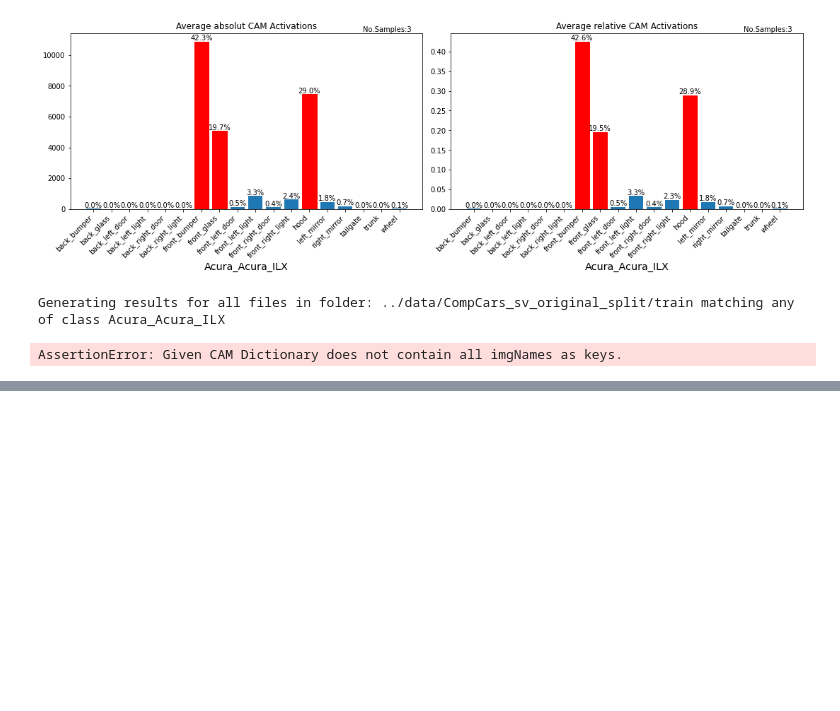
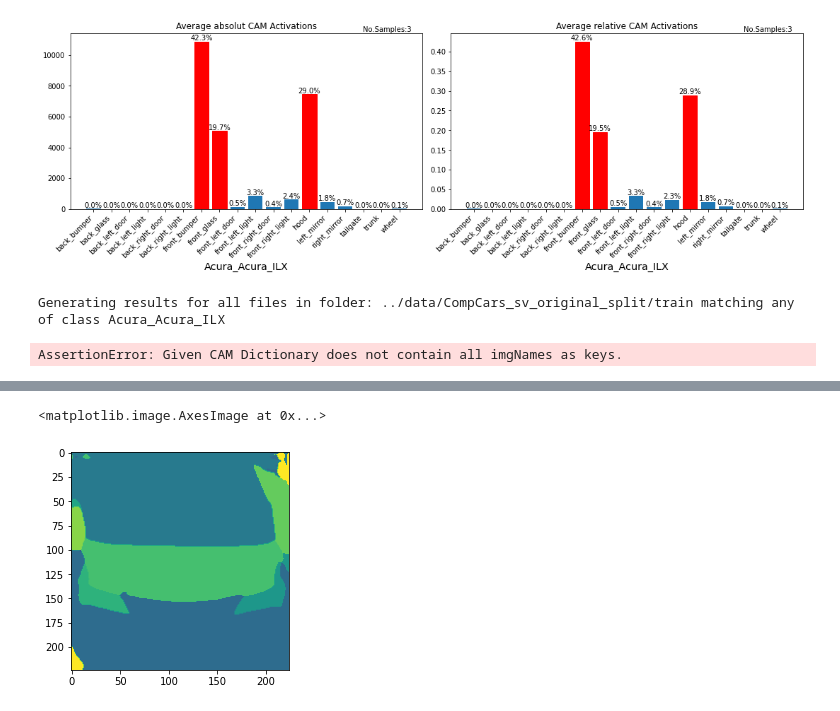
Before and after one commit to L1nusB/XAI-Vehicle-Classification, a Jupyter notebook: notebooks/SegmentationWork.ipynb, the cells around one changed output, grey strips where cells are left out. Saved outputs shown, nothing was run; the diff lists cells and outputs as text; code cells hidden in the pictures; blank space fills up the shorter version.

```diff
--- a/notebooks/SegmentationWork.ipynb
+++ b/notebooks/SegmentationWork.ipynb
@@ -152,0 +164,5 @@ AssertionError: Given CAM Dictionary does not contain all imgNames as keys.
+# %%
+plt.imshow(segmentations['Acura_Acura_ILX_2a6cce617fc27d.jpg'])
+# %% [output]
+<matplotlib.image.AxesImage at 0x...>
+[figure, added]
```
Also changed, not shown: parts of 5 cells of this notebook, 2 other files.
